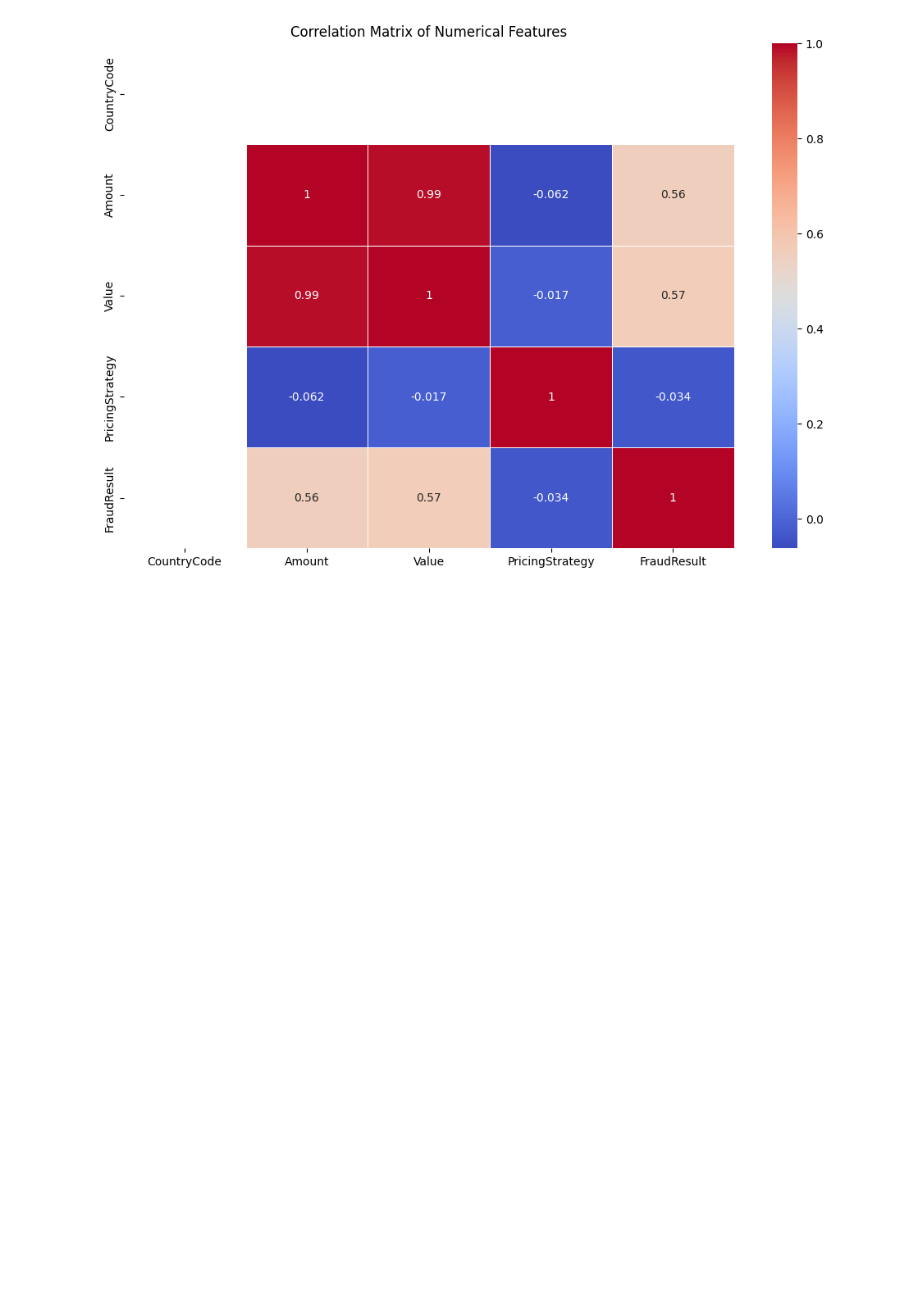
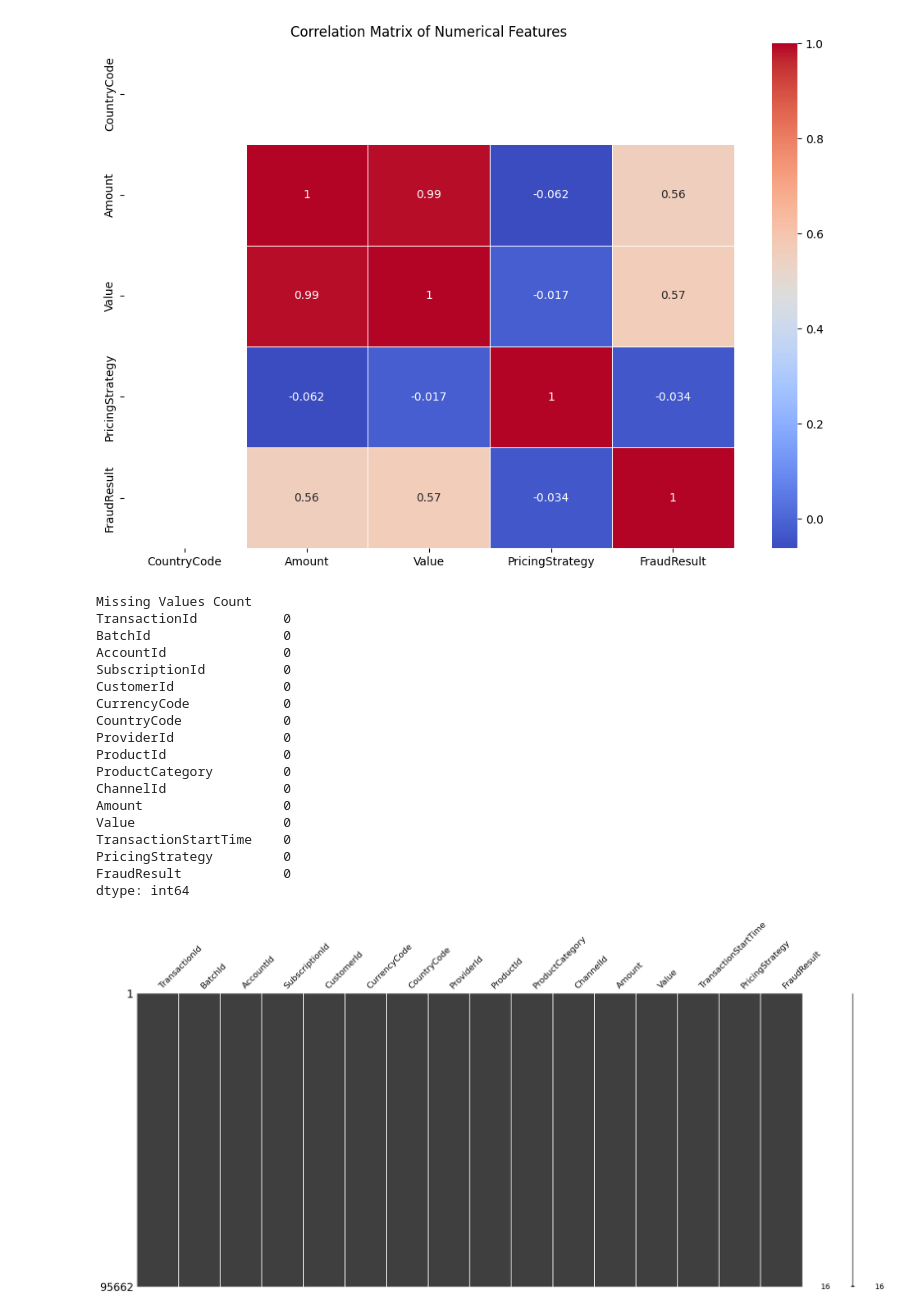
Before and after one commit to Wbam/Week-6, a Jupyter notebook: notebooks/credit_scoring.ipynb, the cells around one changed output. Saved outputs shown, nothing was run; the diff lists cells and outputs as text; code cells hidden in the pictures; blank space fills up the shorter version.

Commit message:
Missing Values: Checks for missing values in the dataset and provides a visual representation of missing data using missingno.

```diff
--- a/notebooks/credit_scoring.ipynb
+++ b/notebooks/credit_scoring.ipynb
@@ -92,3 +92,31 @@ plt.title('Correlation Matrix of Numerical Features')
 plt.show()
 # %% [output]
 [figure]
+# %%
+# 6. Identifying Missing Values
+print("Missing Values Count")
+print(df.isnull().sum())
+
+# Visualize missing data
+msno.matrix(df)
+plt.show()
+# %% [output]
+Missing Values Count
+TransactionId           0
+BatchId                 0
+AccountId               0
+SubscriptionId          0
+CustomerId              0
+CurrencyCode            0
+CountryCode             0
+ProviderId              0
+ProductId               0
+ProductCategory         0
+ChannelId               0
+Amount                  0
+Value                   0
+TransactionStartTime    0
+PricingStrategy         0
+FraudResult             0
+dtype: int64
+[figure, added]
```
